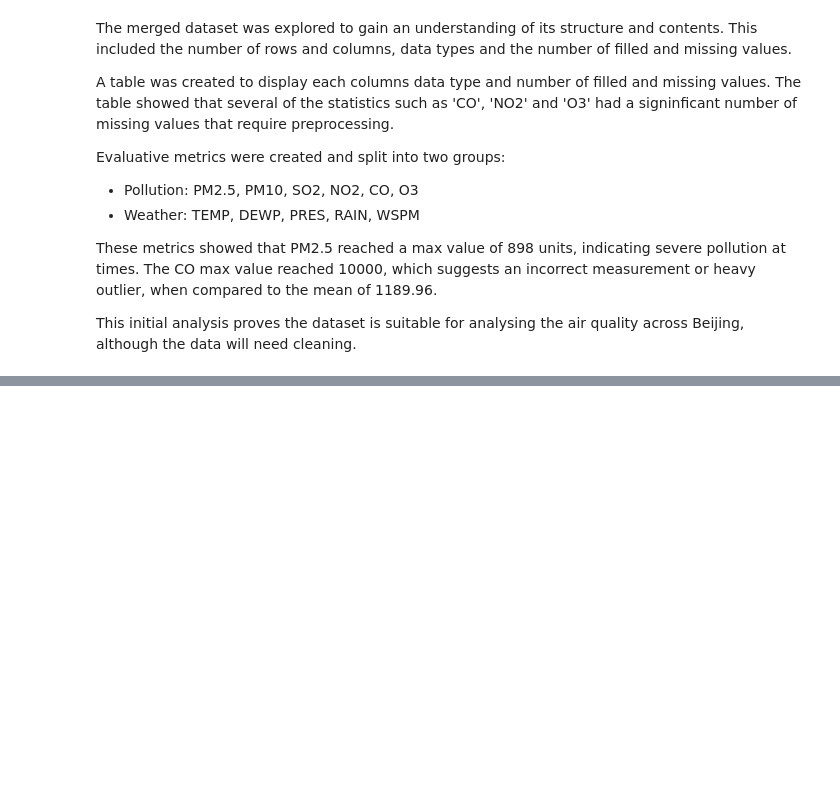
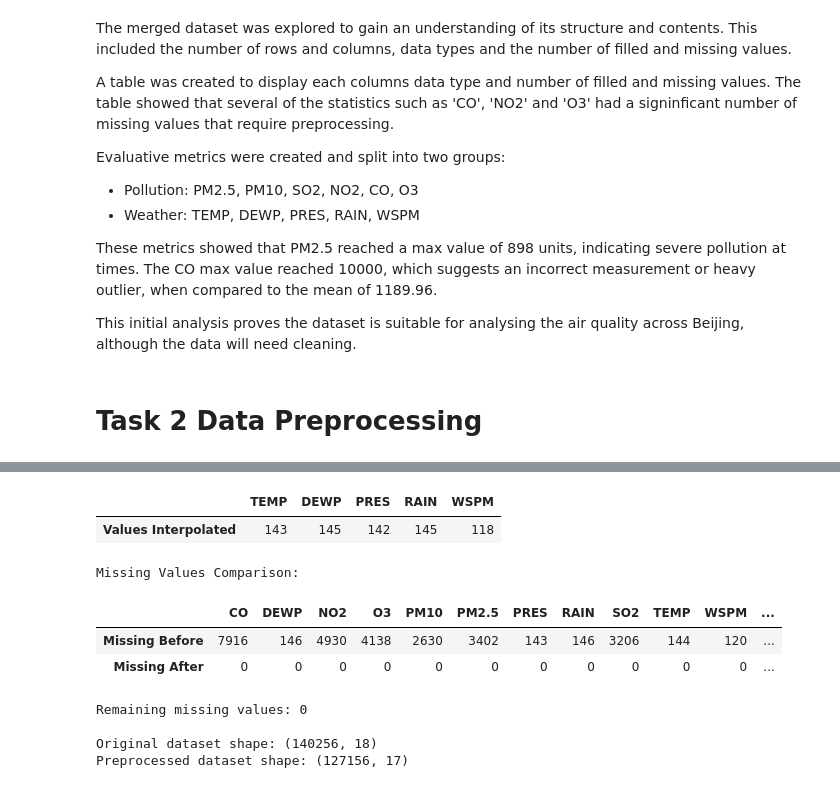
Before and after one commit to st20202093/Air-Pollution, a Jupyter notebook: air_quality.ipynb, the cells around one changed output, grey strips where cells are left out. Cells and saved outputs as stored; diff of their text form; code cells hidden in the pictures; blank space fills up the shorter version.

Commit message:
Added updated jupyter notebook with data preprocessing and EDA (Task 2b and Task 2c) and exported preprocessed dataset

```diff
--- a/air_quality.ipynb
+++ b/air_quality.ipynb
@@ -130,3 +130,71 @@ Evaluative metrics were created and split into two groups:
 These metrics showed that PM2.5 reached a max value of 898 units, indicating severe pollution at times. The CO max value reached 10000, which suggests an incorrect measurement or heavy outlier, when compared to the mean of 1189.96.
 
 This initial analysis proves the dataset is suitable for analysing the air quality across Beijing, although the data will need cleaning.
+# %% [markdown]
+# Task 2 Data Preprocessing
+# %%
+# Copy the original dataframe to be preprocessed, allowing comparison later
+preprocessed_air_quality_data = pd.read_csv("merged_air_data.csv")
+
+# Remove duplicates from dataset
+original_rows = preprocessed_air_quality_data.shape[0]
+preprocessed_air_quality_data = preprocessed_air_quality_data.drop_duplicates()
+duplicates_removed = original_rows - preprocessed_air_quality_data.shape[0]
+
+
+# Drop rows that contain missing values for any pollutants and store the number deleted
+pollutants = ['PM2.5', 'PM10', 'SO2', 'NO2', 'CO', 'O3']
+rows_deleted = preprocessed_air_quality_data.shape[0] - preprocessed_air_quality_data.dropna(subset=pollutants).shape[0]
+preprocessed_air_quality_data = preprocessed_air_quality_data.dropna(subset=pollutants)
+
+# Wind direction is forward-filled to handle missing values and store the number of changes
+wd_filled = preprocessed_air_quality_data['wd'].isnull().sum() - preprocessed_air_quality_data['wd'].ffill().isnull().sum()
+preprocessed_air_quality_data['wd'] = preprocessed_air_quality_data['wd'].ffill()
+
+# Weather-related data is interpolated to handle missing values and number of changes are stored
+weather_filled = {}
+for col in weather:
+    interpolated = preprocessed_air_quality_data[col].interpolate(method='linear', inplace=False)
+    weather_filled[col] = preprocessed_air_quality_data[col].isnull().sum() - interpolated.isnull().sum()
+    preprocessed_air_quality_data[col] = interpolated
+
+# Create a combined datetime column and extract month and weekday names for analysis
+preprocessed_air_quality_data['datetime'] = pd.to_datetime(preprocessed_air_quality_data[['year', 'month', 'day', 'hour']])
+preprocessed_air_quality_data['month_name'] = preprocessed_air_quality_data['datetime'].dt.month_name()
+preprocessed_air_quality_data['day_name'] = preprocessed_air_quality_data['datetime'].dt.day_name()
+
+# Remove the unneeded original date and time related columns
+preprocessed_air_quality_data = preprocessed_air_quality_data.drop(columns=['year', 'month', 'day', 'hour'])
+
+# Display comparison table for the number of missing variables before and after, to show the dataset is fixed
+missing_comparison = pd.DataFrame({
+    'Missing Before': air_quality_data.isnull().sum(),
+    'Missing After': preprocessed_air_quality_data.isnull().sum()
+}).T
+
+# Limits comparison to only columns that originally had missing data
+missing_comparison = missing_comparison.loc[:, (missing_comparison.loc['Missing Before'] > 0)]
+
+# Display summary of dataset changes from preprocessing
+print(f"Duplicate rows removed: {duplicates_removed}")
+print(f"Rows deleted due to missing pollutant values: {rows_deleted}")
+print(f"Wind direction values forward-filled: {wd_filled}")
+print(f"Total Weather values interpolated: {sum(weather_filled.values())}")
+
+print("\nWeather Features Interpolated:")
+weather_filled_df = pd.DataFrame(weather_filled, index=['Values Interpolated'])
+display(weather_filled_df)
+
+print("\nMissing Values Comparison:")
+display(missing_comparison.round(0).astype('Int64'))
+print("Remaining missing values:", preprocessed_air_quality_data.isnull().sum().sum())
+
+print(f"\nOriginal dataset shape: {air_quality_data.shape}")
+print(f"Preprocessed dataset shape: {preprocessed_air_quality_data.shape}")
+
+# Preview cleaned dataset
+preprocessed_air_quality_data.head()
+
+# Export preprocessed dataset
+preprocessed_air_quality_data.to_csv("preprocessed_air_data.csv", index=False)
+# %% [output]
@@ -132,0 +207,10 @@ This initial analysis proves the dataset is suitable for analysing the air quali
+|  | TEMP | DEWP | PRES | RAIN | WSPM |
+| Values Interpolated | 143 | 145 | 142 | 145 | 118 |
+Missing Values Comparison:
+|  | CO | DEWP | NO2 | O3 | PM10 | PM2.5 | PRES | RAIN | SO2 | TEMP | WSPM | ... |
+| Missing Before | 7916 | 146 | 4930 | 4138 | 2630 | 3402 | 143 | 146 | 3206 | 144 | 120 | ... |
+| Missing After | 0 | 0 | 0 | 0 | 0 | 0 | 0 | 0 | 0 | 0 | 0 | ... |
+Remaining missing values: 0
+
+Original dataset shape: (140256, 18)
+Preprocessed dataset shape: (127156, 17)
```
Also changed, not shown: parts of 5 cells of this notebook, 1 other file.
